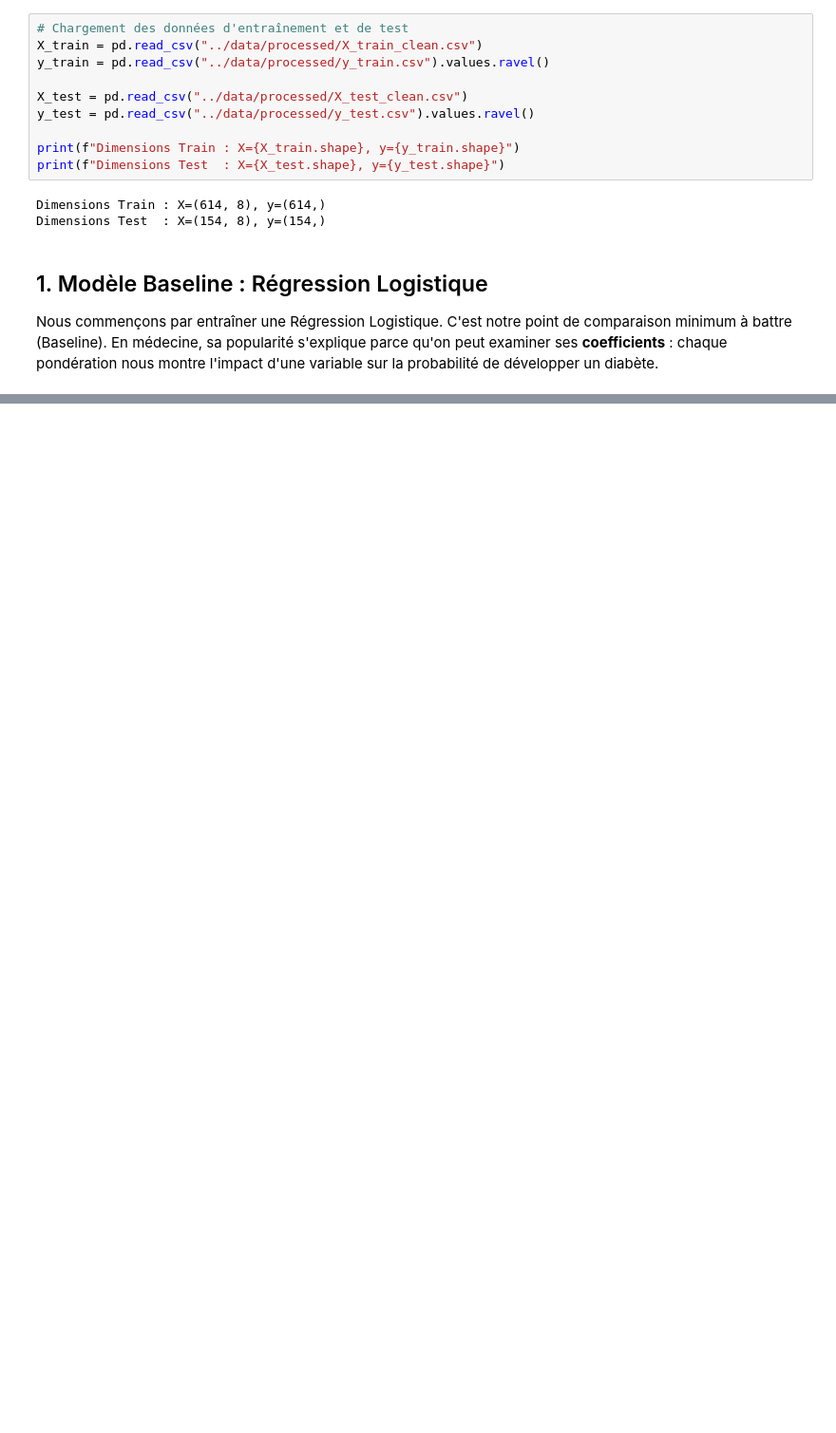
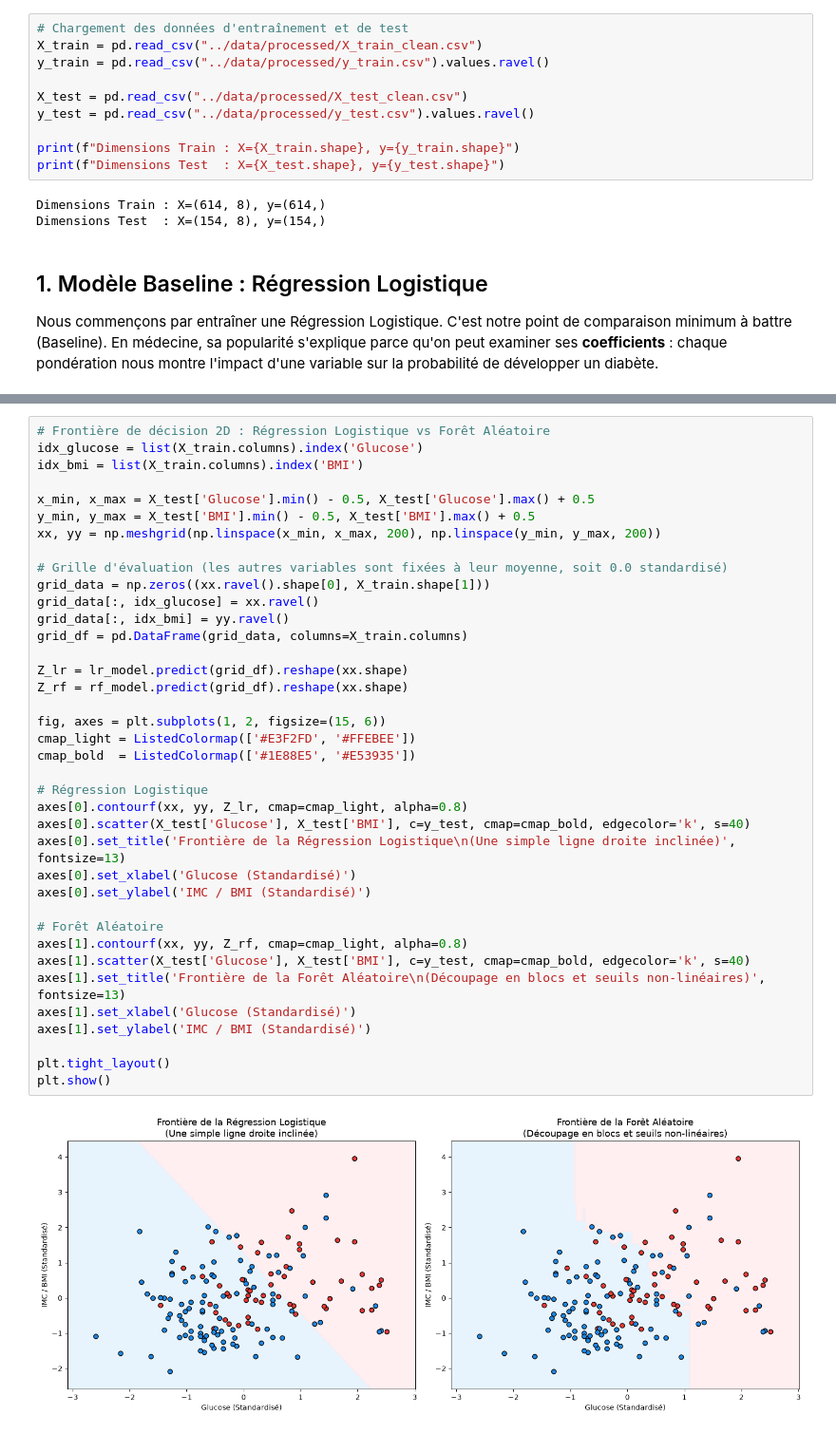
Before and after one commit to Orpheus76/diabetes-risk-prediction, a Jupyter notebook: notebooks/03_modeling.ipynb, the cells around one changed output, grey strips where cells are left out. Shown at 95% size. Cells and saved outputs as stored; diff of their text form; blank space fills up the shorter version.

```diff
--- a/notebooks/03_modeling.ipynb
+++ b/notebooks/03_modeling.ipynb
@@ -111,0 +137,40 @@ Tableau Comparatif des Performances :
+# %%
+# Frontière de décision 2D : Régression Logistique vs Forêt Aléatoire
+idx_glucose = list(X_train.columns).index('Glucose')
+idx_bmi = list(X_train.columns).index('BMI')
+
+x_min, x_max = X_test['Glucose'].min() - 0.5, X_test['Glucose'].max() + 0.5
+y_min, y_max = X_test['BMI'].min() - 0.5, X_test['BMI'].max() + 0.5
+xx, yy = np.meshgrid(np.linspace(x_min, x_max, 200), np.linspace(y_min, y_max, 200))
+
+# Grille d'évaluation (les autres variables sont fixées à leur moyenne, soit 0.0 standardisé)
+grid_data = np.zeros((xx.ravel().shape[0], X_train.shape[1]))
+grid_data[:, idx_glucose] = xx.ravel()
+grid_data[:, idx_bmi] = yy.ravel()
+grid_df = pd.DataFrame(grid_data, columns=X_train.columns)
+
+Z_lr = lr_model.predict(grid_df).reshape(xx.shape)
+Z_rf = rf_model.predict(grid_df).reshape(xx.shape)
+
+fig, axes = plt.subplots(1, 2, figsize=(15, 6))
+cmap_light = ListedColormap(['#E3F2FD', '#FFEBEE'])
+cmap_bold  = ListedColormap(['#1E88E5', '#E53935'])
+
+# Régression Logistique
+axes[0].contourf(xx, yy, Z_lr, cmap=cmap_light, alpha=0.8)
+axes[0].scatter(X_test['Glucose'], X_test['BMI'], c=y_test, cmap=cmap_bold, edgecolor='k', s=40)
+axes[0].set_title('Frontière de la Régression Logistique\n(Une simple ligne droite inclinée)', fontsize=13)
+axes[0].set_xlabel('Glucose (Standardisé)')
+axes[0].set_ylabel('IMC / BMI (Standardisé)')
+
+# Forêt Aléatoire
+axes[1].contourf(xx, yy, Z_rf, cmap=cmap_light, alpha=0.8)
+axes[1].scatter(X_test['Glucose'], X_test['BMI'], c=y_test, cmap=cmap_bold, edgecolor='k', s=40)
+axes[1].set_title('Frontière de la Forêt Aléatoire\n(Découpage en blocs et seuils non-linéaires)', fontsize=13)
+axes[1].set_xlabel('Glucose (Standardisé)')
+axes[1].set_ylabel('IMC / BMI (Standardisé)')
+
+plt.tight_layout()
+plt.show()
+# %% [output]
+[figure, added]
```
Also changed, not shown: parts of 18 cells of this notebook.
